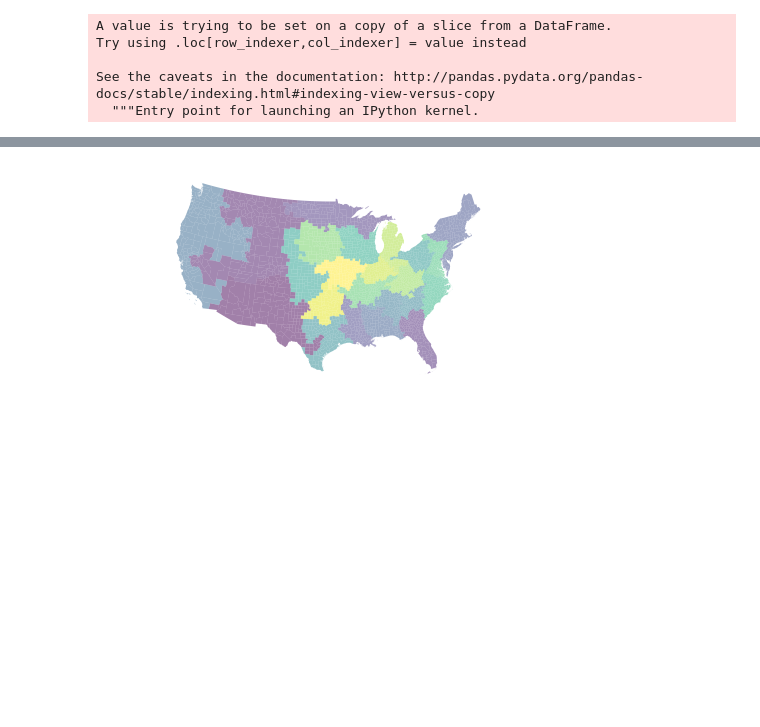
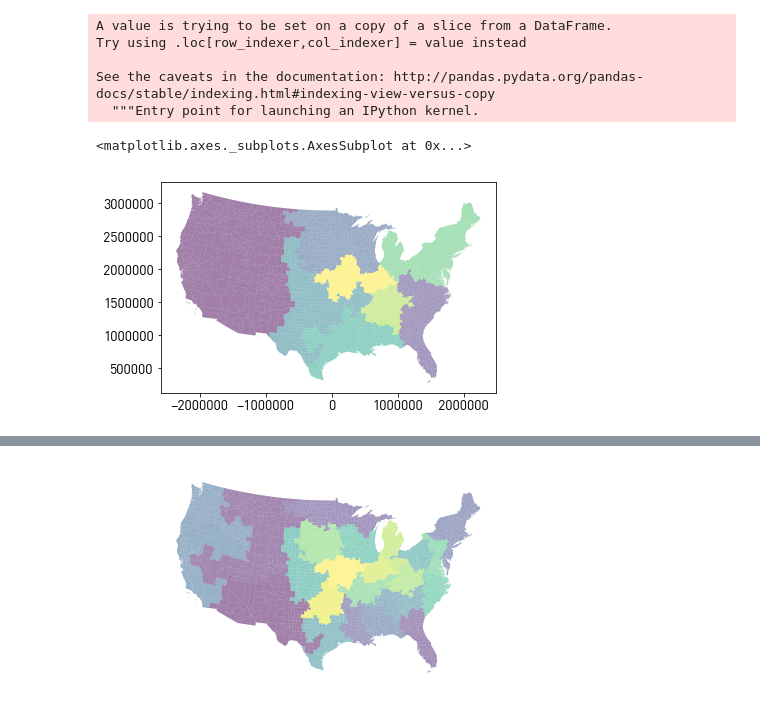
Before and after one commit to ljwolf/bounder, a Jupyter notebook: SimpleSKATER US.ipynb, the cells around one changed output, grey strips where cells are left out. Drawn from its saved outputs; the diff is of its cells as text; code cells hidden in the pictures; blank space fills up the shorter version.

```diff
--- a/SimpleSKATER US.ipynb
+++ b/SimpleSKATER US.ipynb
@@ -52,4 +68,14 @@ skater_ = skater.Spanning_Forest()
 # %%
-skater_ = skater_.fit(np.inf, W=W_contig, data=Xc, quorum = 100, trace=True) # if you want to find all available clusters above the quorum
-sk8r = skater.Spanning_Forest().fit(8, W=W_contig, data=Xc, quorum = 100, trace=True) # if you want to find exactly n clusters
+skinf8 = skater.Spanning_Forest(center=compose10_center)\
+                .fit(np.inf, W=W_contig, data=Xc_1,
+                     quorum = 100, trace=True) # if you want to find all available clusters above the quorum
+sk8r = skater.Spanning_Forest(center=compose10_center)\
+                .fit(8, W=W_contig, data=Xc_1,
+                     quorum = 100, trace=True) # if you want to find exactly n clusters
+skinf1 = skater.Spanning_Forest(center=compose1_center)\
+                .fit(np.inf, W=W_contig, data=Xc_1,
+                     quorum = 100, trace=True) # if you want to find exactly n clusters
+sk1r = skater.Spanning_Forest(center=compose1_center)\
+                .fit(8, W=W_contig, data=Xc_1,
+                     quorum = 100, trace=True) # if you want to find exactly n clusters
 # %%
@@ -81,3 +107,8 @@ skater_._trace
   deletion(in_node=2456, out_node=971, score=5916.642895835126)),
  (array([ 0,  1,  1, ..., 13, 13,  1], dtype=int32),
   deletion(in_node=1327, out_node=231, score=5914.5114499296815))]
+# %%
+contig['skinf8_labels_'] = skinf8.current_labels_
+contig['sk8r_labels_'] = sk8r.current_labels_
+contig['skinf1_labels_'] = skinf1.current_labels_
+contig['sk1r_labels_'] = sk1r.current_labels_
@@ -83,0 +281,2 @@ skater_._trace
+# %%
+sk8r_composite = skater.Spanning_Forest(center=compose_center).fit(8, W=W_contig, data=Xc, quorum = 100, trace=True)
@@ -84,9 +294,14 @@ skater_._trace
 # %%
-contig['labels_'] = skater_.current_labels_
+contig['composite_labels_'] = sk8r_composite.current_labels_
 # %% [output]
 A value is trying to be set on a copy of a slice from a DataFrame.
 Try using .loc[row_indexer,col_indexer] = value instead
 
 See the caveats in the documentation: http://pandas.pydata.org/pandas-docs/stable/indexing.html#indexing-view-versus-copy
   """Entry point for launching an IPython kernel.
+# %%
+contig.plot('composite_labels_',linewidth=0)
+# %% [output]
+<matplotlib.axes._subplots.AxesSubplot at 0x...>
+[figure, added]
 # %%
```
Also changed, not shown: parts of 26 cells of this notebook, 30 other files.
